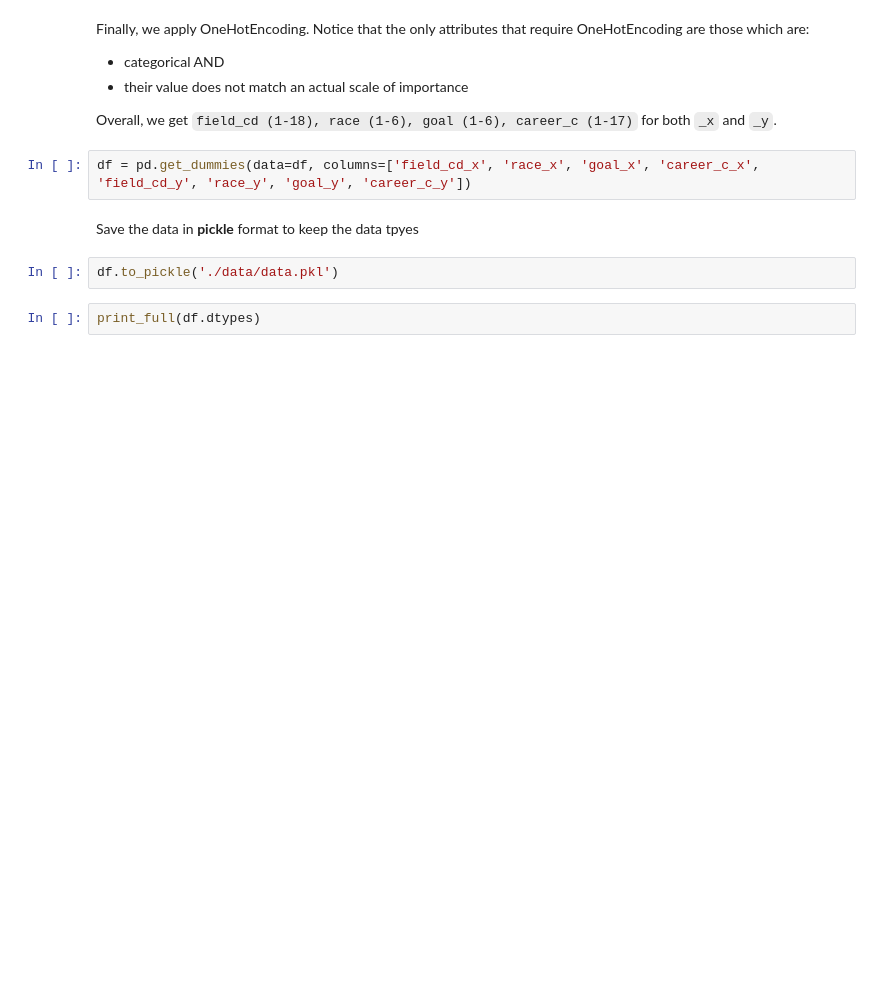
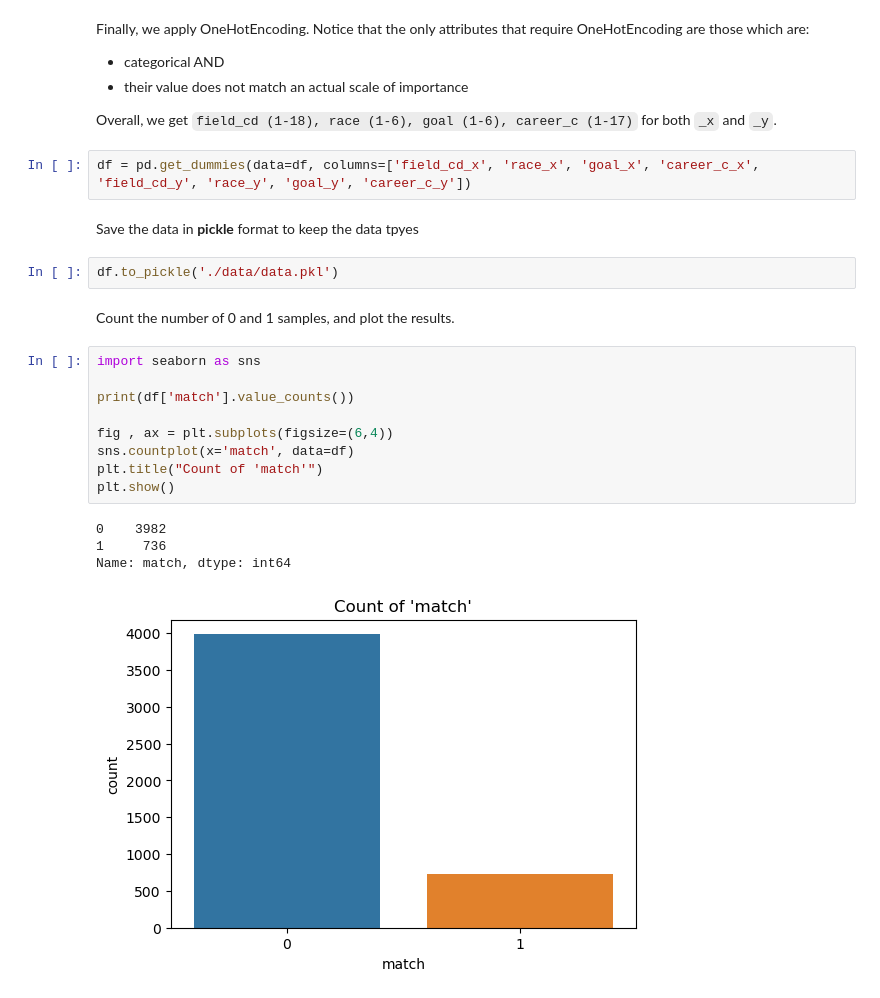
Before and after one commit to Marcondiro/malis-speed-dating, a Jupyter notebook: Dataset_analysis.ipynb, the cells around one changed output. Saved outputs shown, nothing was run; the diff lists cells and outputs as text; blank space fills up the shorter version.

```diff
--- a/Dataset_analysis.ipynb
+++ b/Dataset_analysis.ipynb
@@ -234,5 +234,19 @@ df = pd.get_dummies(data=df, columns=['field_cd_x', 'race_x', 'goal_x', 'career_
 Save the data in __pickle__ format to keep the data tpyes
 # %%
 df.to_pickle('./data/data.pkl')
-# %%
-print_full(df.dtypes)
+# %% [markdown]
+Count the number of 0 and 1 samples, and plot the results.
+# %%
+import seaborn as sns
+
+print(df['match'].value_counts())
+
+fig , ax = plt.subplots(figsize=(6,4))
+sns.countplot(x='match', data=df)
+plt.title("Count of 'match'")
+plt.show()
+# %% [output]
+0    3982
+1     736
+Name: match, dtype: int64
+[figure, added]
```
Also changed, not shown: 1 other file.
